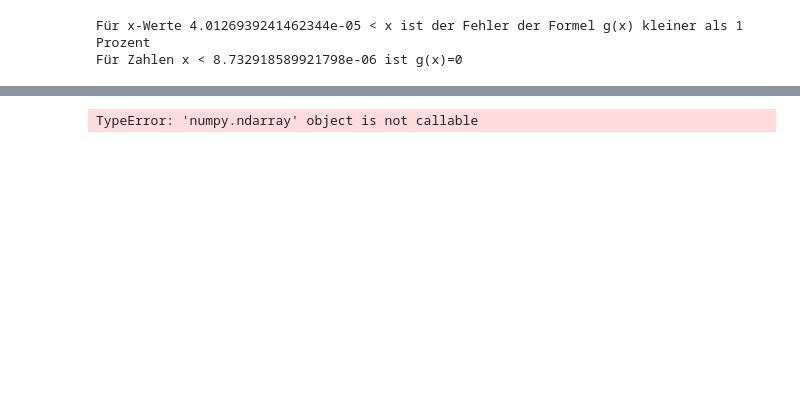
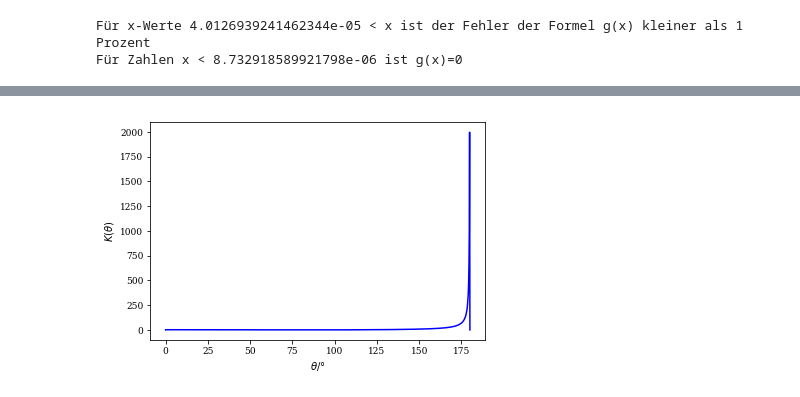
Before and after one commit to ghzut/SMD-Abgaben, a Jupyter notebook: Abgabe-1/Abgabe1.ipynb, the cells around one changed output, grey strips where cells are left out. Saved outputs shown, nothing was run; the diff lists cells and outputs as text; code cells hidden in the pictures; blank space fills up the shorter version.

```diff
--- a/Abgabe-1/Abgabe1.ipynb
+++ b/Abgabe-1/Abgabe1.ipynb
@@ -124,10 +124,11 @@ f3.savefig('plot3.pdf')
 # %%
 #Konditionszahl K, x bezeichnet hier den Winkel theta
 def K(x):
-    return x * np.abs((2*np.sin(x)*np.cos(x)*(1-3*beta**2))/((2+np.sin(x)**2)(1-beta**2*np.cos(x)**2)))
+    return x * np.abs((2*np.sin(x)*np.cos(x)*(1-3*beta**2))/(2+np.sin(x)**2)/(1-beta**2*np.cos(x)**2))
 theta_plot=np.linspace(0,np.pi,1000)
 plt.plot(theta_plot/2/np.pi*360,K(theta_plot),'b-')
 plt.xlabel(r'$\theta/°$')
 plt.ylabel(r'$K(\theta)$')
+plt.savefig('build/kondition.pdf')
 # %% [output]
-TypeError: 'numpy.ndarray' object is not callable
+[figure, added]
```
Also changed, not shown: parts of 4 cells of this notebook.
